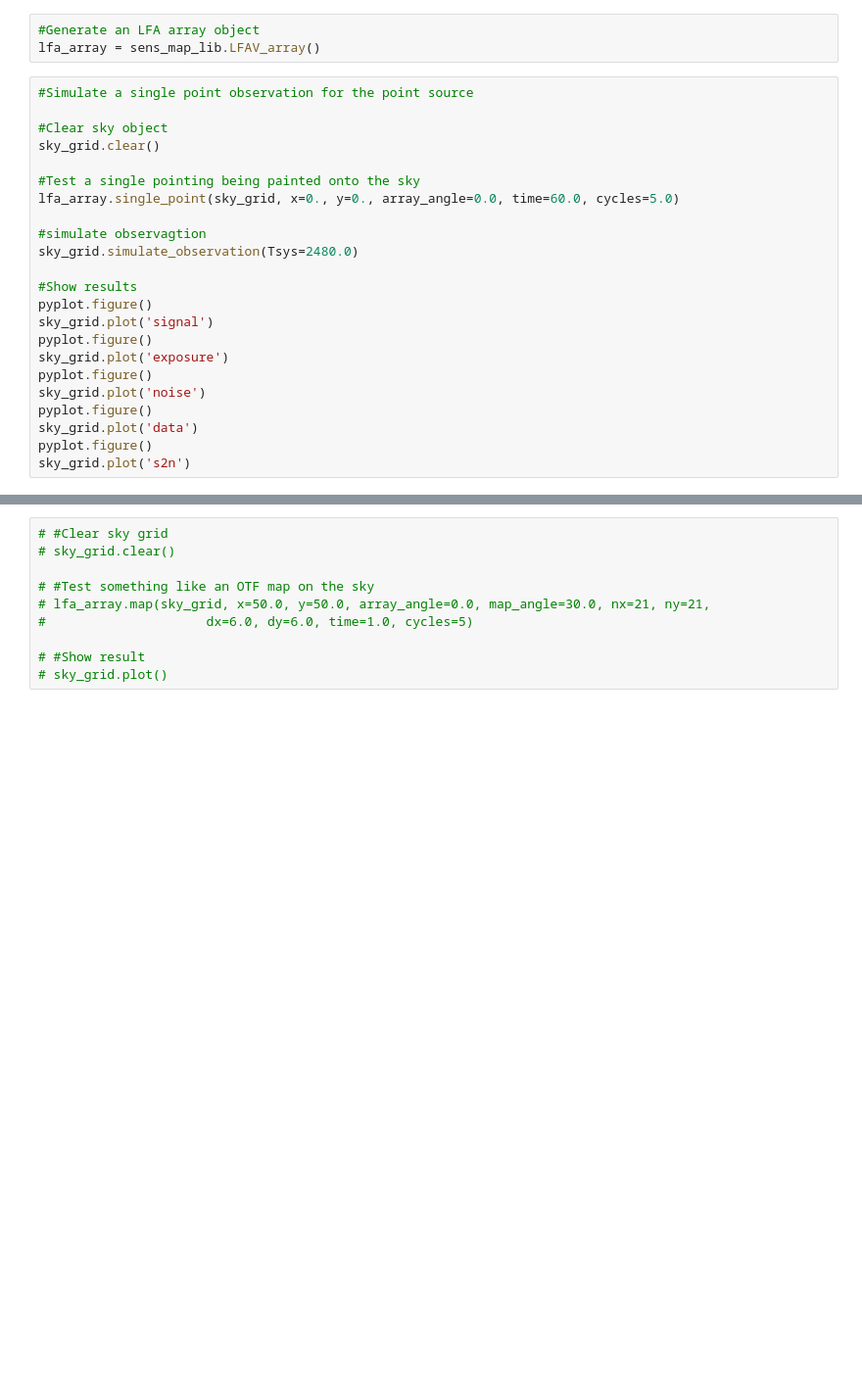
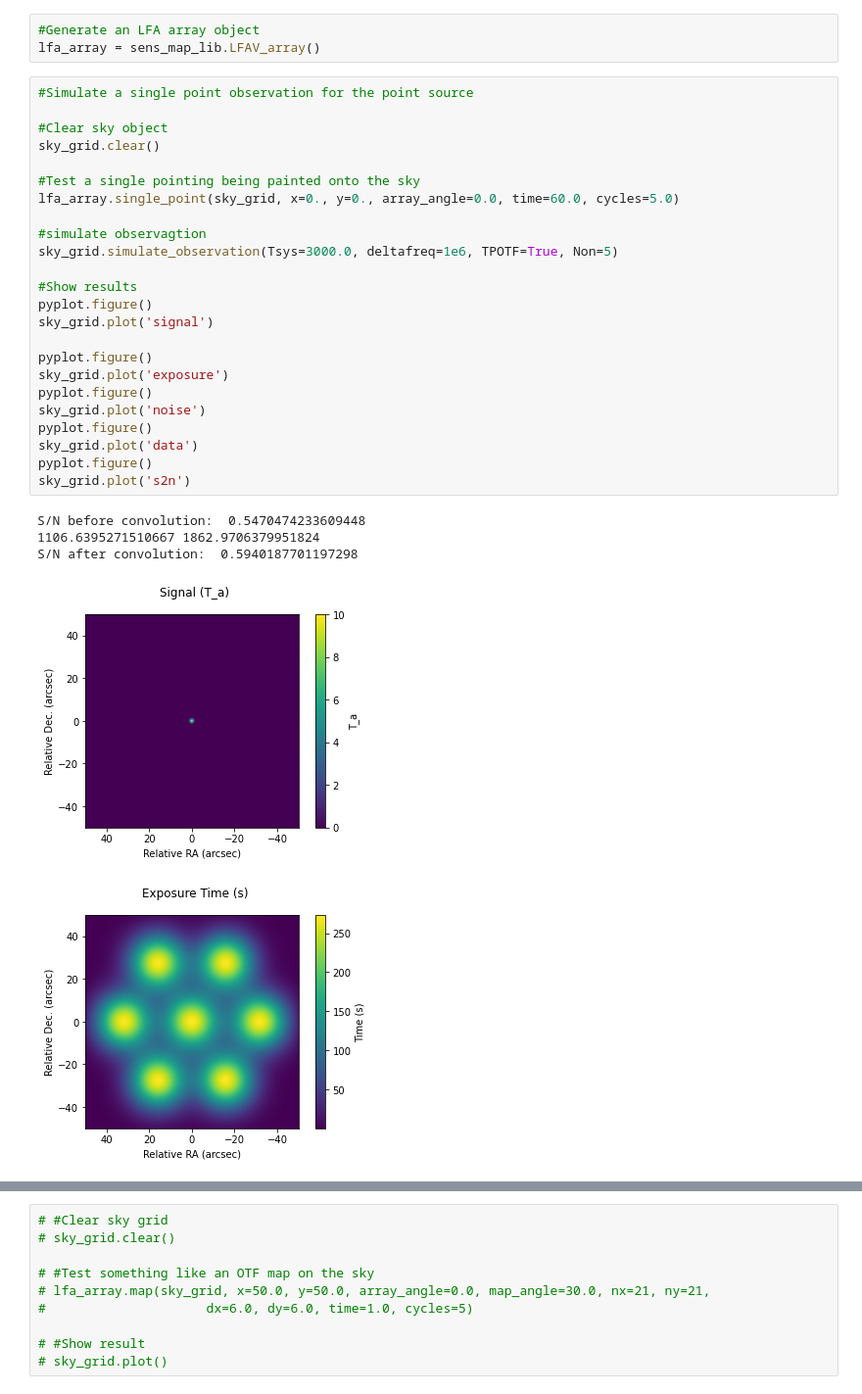
Before and after one commit to kfkaplan/the_greatest_sensitivity_mapper, a Jupyter notebook: test_sense_map.ipynb, the cells around one changed output, grey strips where cells are left out. Shown at 98% size. Saved outputs shown, nothing was run; the diff lists cells and outputs as text; blank space fills up the shorter version.

```diff
--- a/test_sense_map.ipynb
+++ b/test_sense_map.ipynb
@@ -101,23 +95,30 @@ lfa_array = sens_map_lib.LFAV_array()
 # %%
 #Simulate a single point observation for the point source
 
 #Clear sky object
 sky_grid.clear()
 
 #Test a single pointing being painted onto the sky
 lfa_array.single_point(sky_grid, x=0., y=0., array_angle=0.0, time=60.0, cycles=5.0)
 
 #simulate observagtion
-sky_grid.simulate_observation(Tsys=2480.0)
+sky_grid.simulate_observation(Tsys=3000.0, deltafreq=1e6, TPOTF=True, Non=5)
 
 #Show results
 pyplot.figure()
 sky_grid.plot('signal')
+
 pyplot.figure()
 sky_grid.plot('exposure')
 pyplot.figure()
 sky_grid.plot('noise')
 pyplot.figure()
 sky_grid.plot('data')
 pyplot.figure()
 sky_grid.plot('s2n')
+# %% [output]
+S/N before convolution:  0.5470474233609448
+1106.6395271510667 1862.9706379951824
+S/N after convolution:  0.5940187701197298
+[figure, added]
+[figure, added]
```
Also changed, not shown: parts of 18 cells of this notebook, 8 other files.
